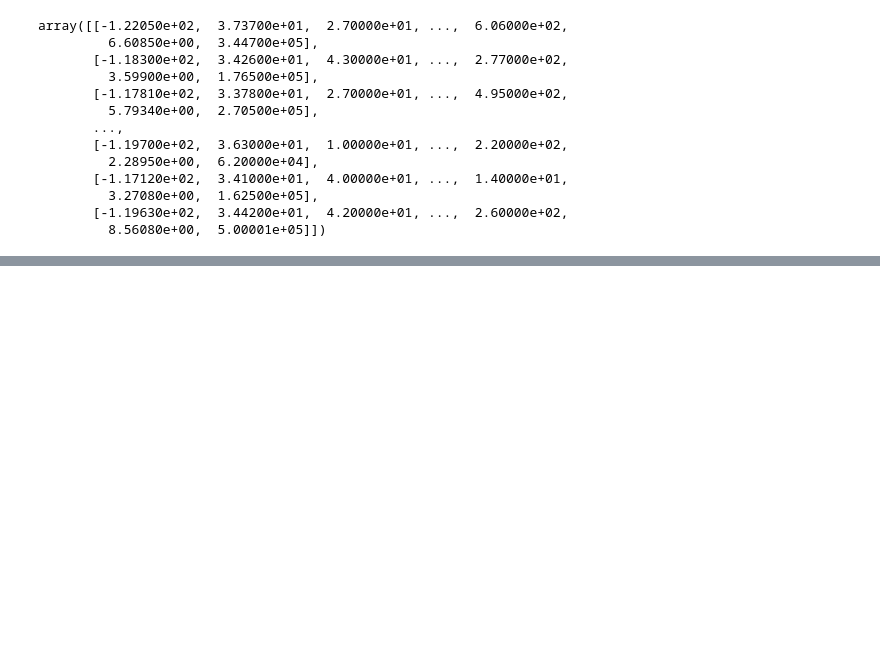
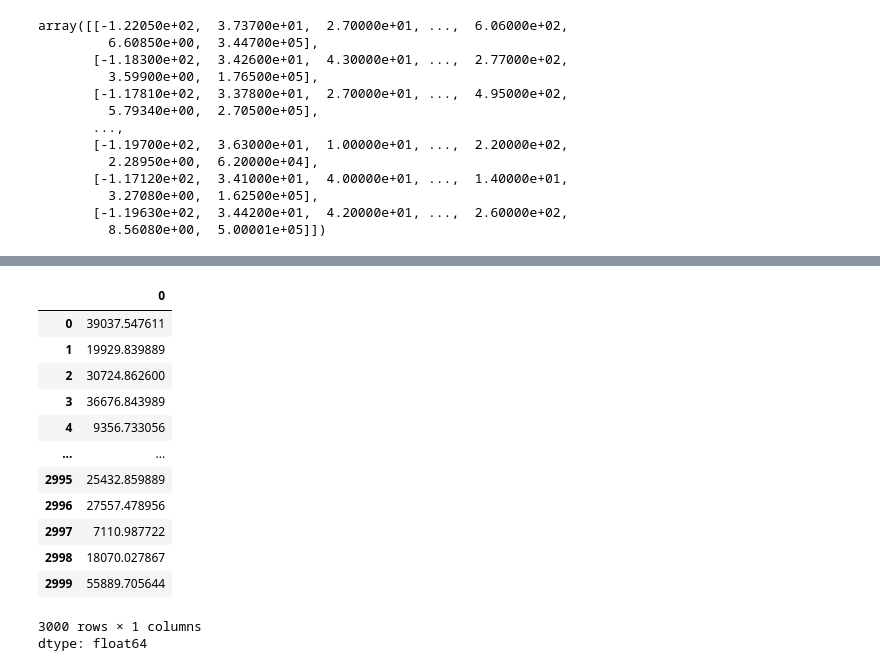
Before and after one commit to manikandansrikumar/data-analysis, a Jupyter notebook: notebooks/colab-github-demo.ipynb, the cells around one changed output, grey strips where cells are left out. Saved outputs shown, nothing was run; the diff lists cells and outputs as text; code cells hidden in the pictures; blank space fills up the shorter version.

```diff
--- a/notebooks/colab-github-demo.ipynb
+++ b/notebooks/colab-github-demo.ipynb
@@ -172,0 +225,17 @@ array([[-1.22050e+02,  3.73700e+01,  2.70000e+01, ...,  6.06000e+02,
+# %%
+df.mean(1)
+# %% [output]
+|  | 0 |
+| 0 | 39037.547611 |
+| 1 | 19929.839889 |
+| 2 | 30724.862600 |
+| 3 | 36676.843989 |
+| 4 | 9356.733056 |
+| ... | ... |
+| 2995 | 25432.859889 |
+| 2996 | 27557.478956 |
+| 2997 | 7110.987722 |
+| 2998 | 18070.027867 |
+| 2999 | 55889.705644 |
+3000 rows × 1 columns
+dtype: float64
```
Also changed, not shown: parts of 18 cells of this notebook.
